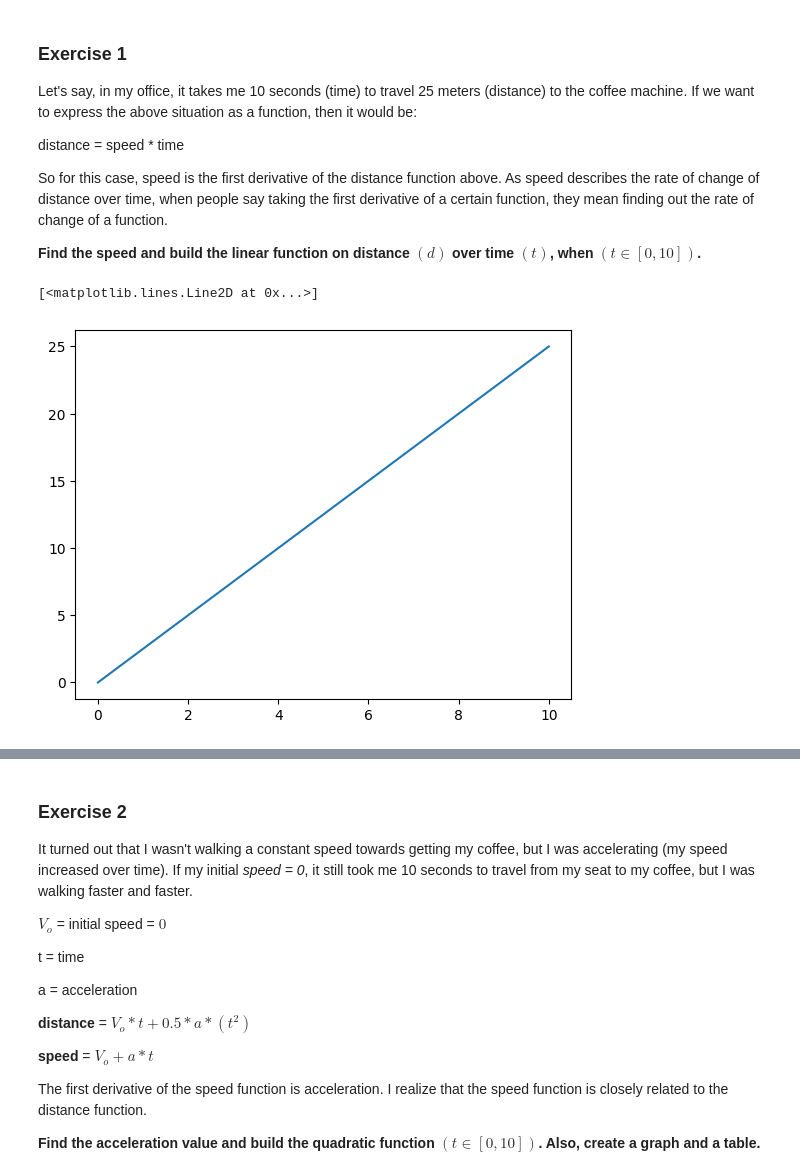
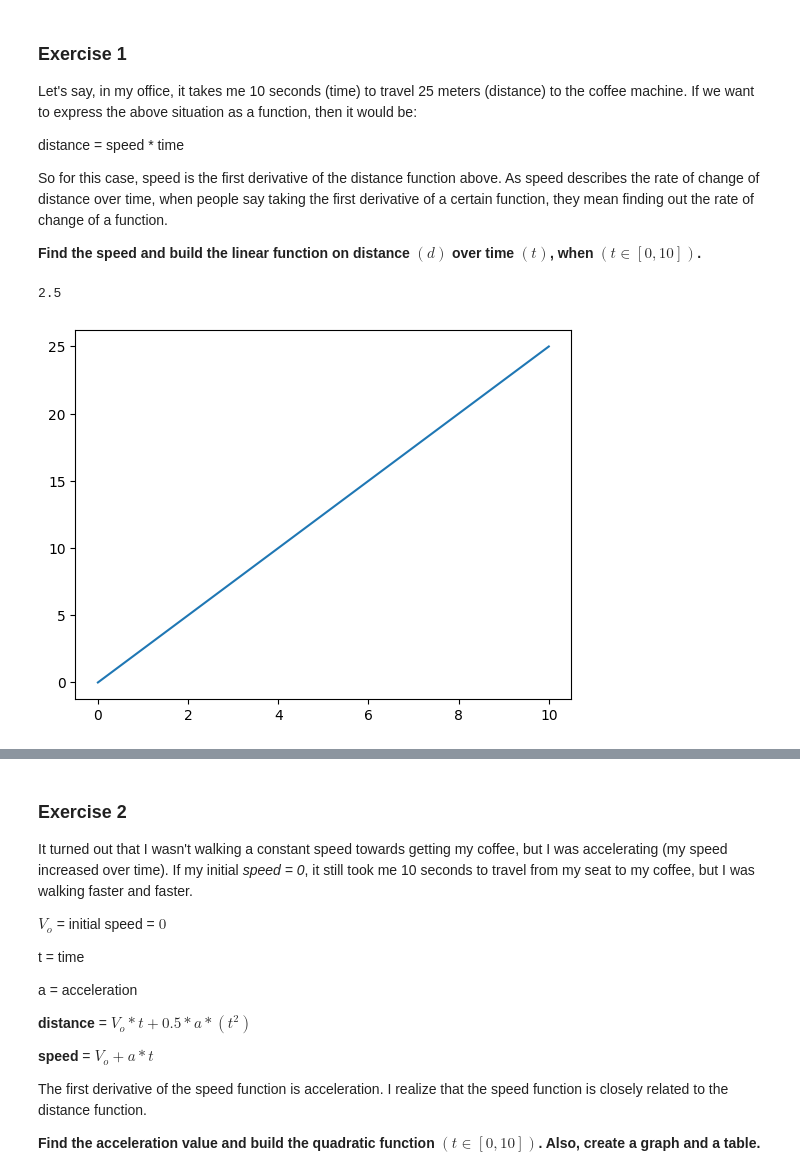
Before and after one commit to 4GeeksAcademy/BakuDShaggy-Calculus-Algebra, a Jupyter notebook: notebook/problems.ipynb, the cells around one changed output, grey strips where cells are left out. Saved outputs shown, nothing was run; the diff lists cells and outputs as text; code cells hidden in the pictures.

```diff
--- a/notebook/problems.ipynb
+++ b/notebook/problems.ipynb
@@ -22,18 +22,18 @@ So for this case, speed is the first derivative of the distance function above.
 
 **Find the speed and build the linear function on distance $(d)$ over time $(t)$, when $(t ∈ [0,10])$.**
 # %%
-# import libraries
+import numpy as np
 import matplotlib.pyplot as plt
-import numpy as np
-import pandas as pd
-
-# Define the distance function; speed= 25/10=2.5 >> fdis(x)=2.5*t(X)
-def f(x):
-    return 2.5*x
-x=np.linspace(0,10)
+time=10
+distance=25
+speed=distance/time
+print(speed)
+def linear_function(x):
+  return speed*(x)
+x_axis=np.linspace(0,10,500)
+y_axis=linear_function(x_axis)
+plt.plot(x_axis,y_axis)
+plt.show()
+# %% [output]
+2.5
+[figure, added]
-# %%
-# Plot the distance function on domain (t)
-plt.plot(x,f(x))
-# %% [output]
-[<matplotlib.lines.Line2D at 0x...>]
-[figure, removed]
```
Also changed, not shown: parts of 3 cells of this notebook.
